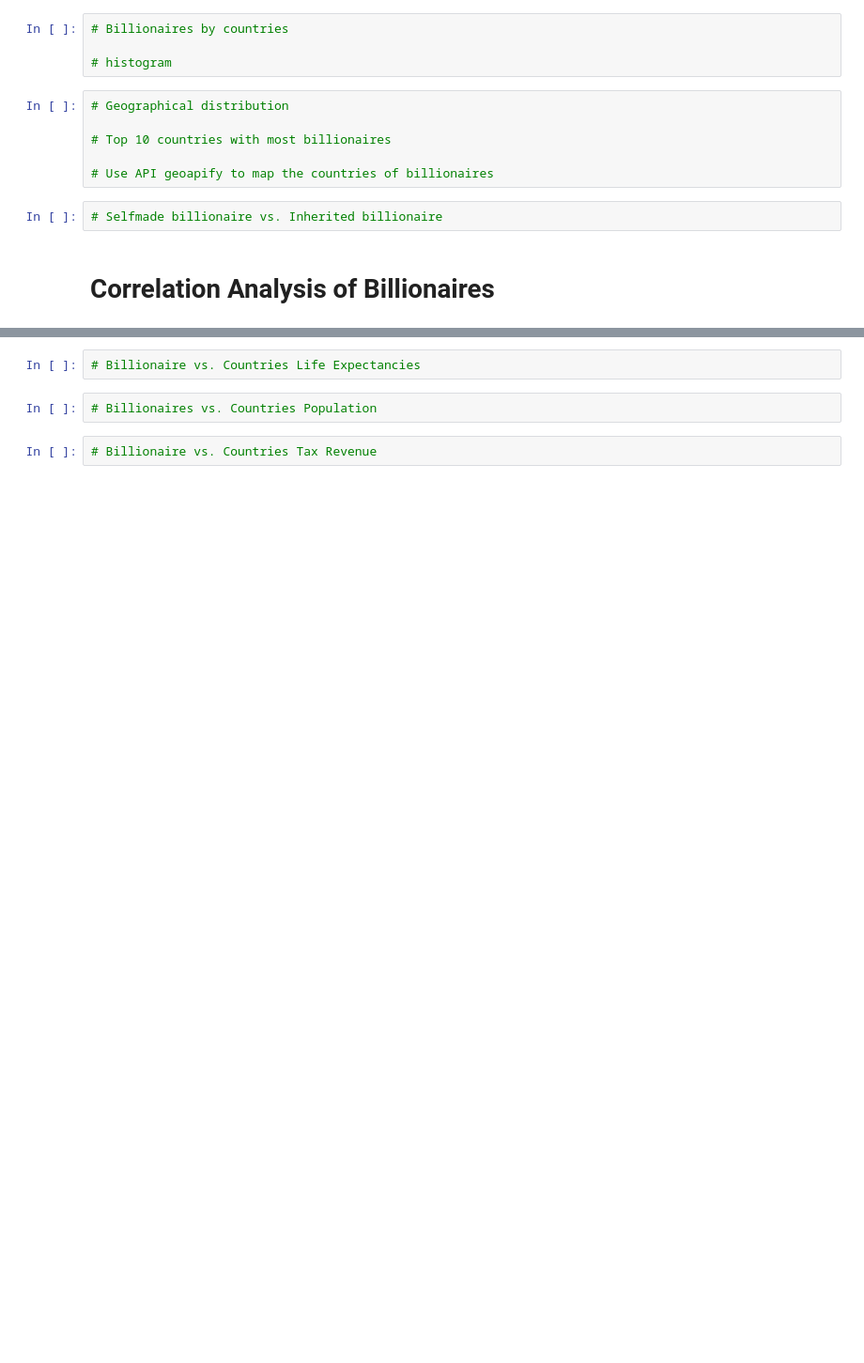
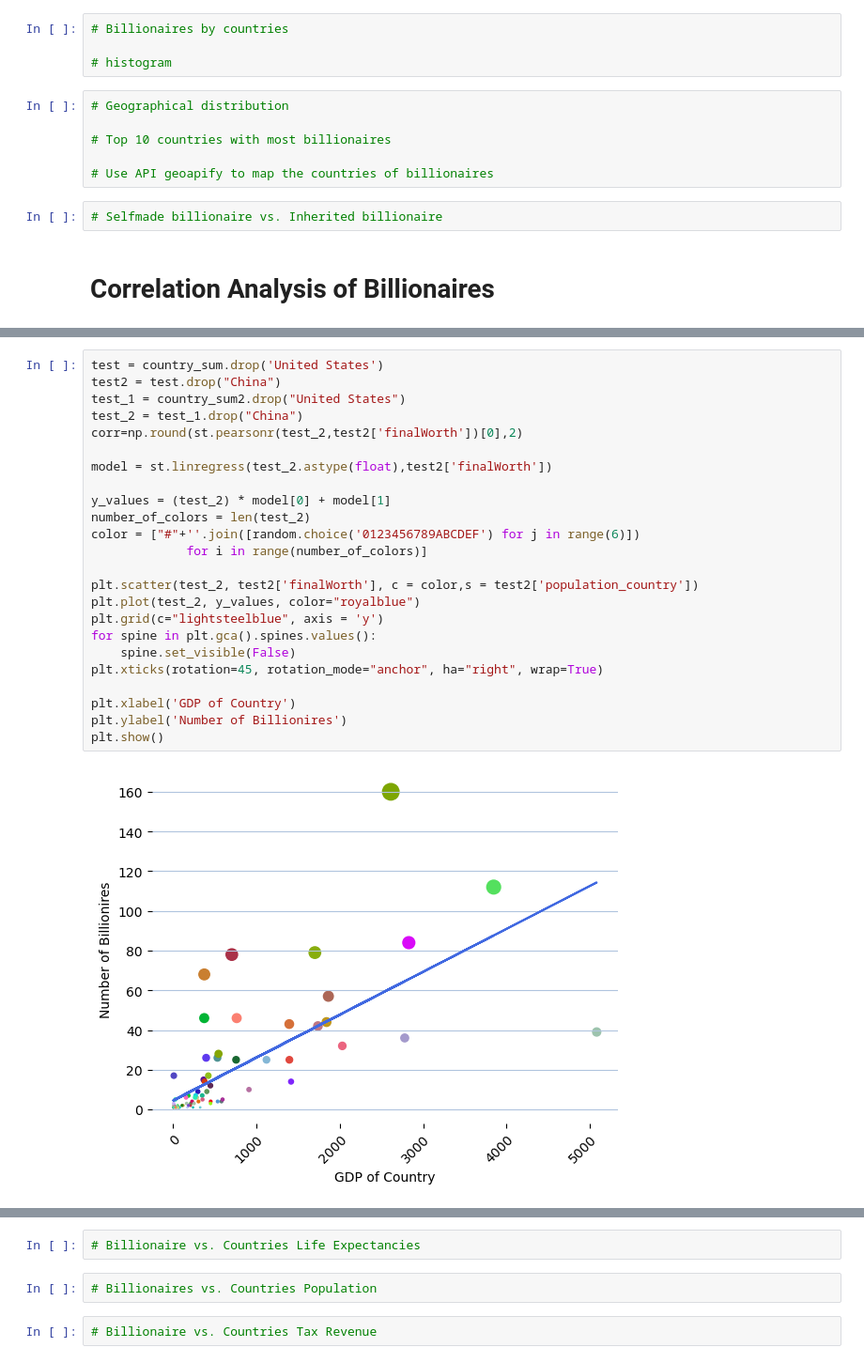
Before and after one commit to gialiubc/project_1, a Jupyter notebook: who_are_the_billionaires.ipynb, the cells around one changed output, grey strips where cells are left out. Shown at 94% size. Cells and saved outputs as stored; diff of their text form; blank space fills up the shorter version.

```diff
--- a/who_are_the_billionaires.ipynb
+++ b/who_are_the_billionaires.ipynb
@@ -133,0 +381,26 @@ full_df = data_df[['rank', 'finalWorth', 'category', 'personName', 'age', 'count
+# %%
+test = country_sum.drop('United States')
+test2 = test.drop("China")
+test_1 = country_sum2.drop("United States")
+test_2 = test_1.drop("China")
+corr=np.round(st.pearsonr(test_2,test2['finalWorth'])[0],2)
+
+model = st.linregress(test_2.astype(float),test2['finalWorth'])
+
+y_values = (test_2) * model[0] + model[1]
+number_of_colors = len(test_2)
+color = ["#"+''.join([random.choice('0123456789ABCDEF') for j in range(6)])
+             for i in range(number_of_colors)]
+
+plt.scatter(test_2, test2['finalWorth'], c = color,s = test2['population_country'])
+plt.plot(test_2, y_values, color="royalblue")
+plt.grid(c="lightsteelblue", axis = 'y')
+for spine in plt.gca().spines.values():
+    spine.set_visible(False)
+plt.xticks(rotation=45, rotation_mode="anchor", ha="right", wrap=True)
+
+plt.xlabel('GDP of Country')
+plt.ylabel('Number of Billionires')
+plt.show()
+# %% [output]
+[figure, added]
```
Also changed, not shown: parts of 26 cells of this notebook.
